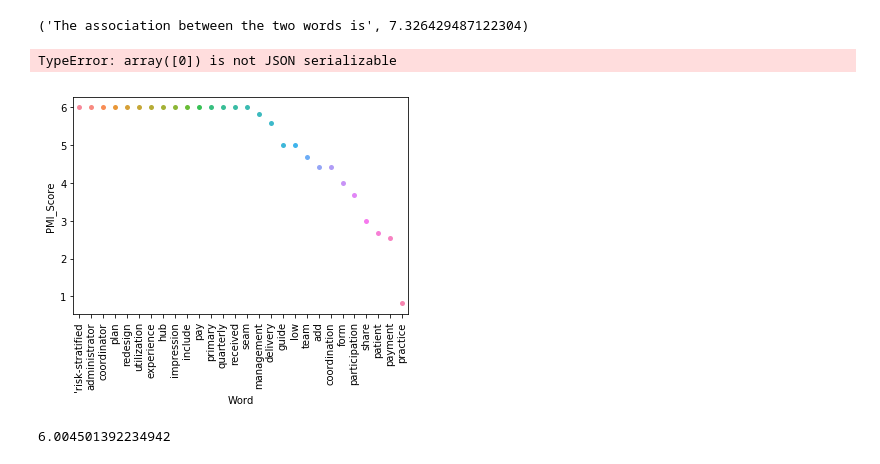
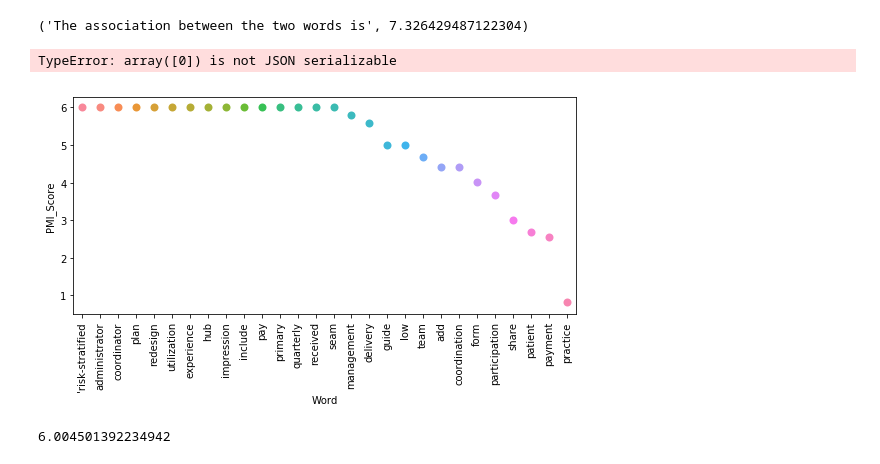
Before and after one commit to mjbrienza/Text-Analytics, a Jupyter notebook: TextAnalysis_1013.ipynb, the cells around one changed output. Cells and saved outputs as stored; diff of their text form; code cells hidden in the pictures.

Commit message:
Adjusted figure size

```diff
--- a/TextAnalysis_1013.ipynb
+++ b/TextAnalysis_1013.ipynb
@@ -415,19 +430,20 @@ def graphing_single_word_finder(word1,word2='',mode='single'):
         score_list.append(graphing_data[i][1][1])
     final_graphing=pd.concat([pd.Series(non_word1_list),pd.Series(score_list)],axis=1)
     final_graphing.columns=['Word','PMI_Score']
-    word_graph=sns.stripplot(x="Word", y="PMI_Score", data=final_graphing)
+    sns.mpl.rc("figure", figsize=(9,4))
+    word_graph=sns.stripplot(x="Word", y="PMI_Score", data=final_graphing, size = 8)
     loc, labels = plt.xticks()
     word_graph.set_xticklabels(labels, rotation=90)
     #tooltip = plugins.PointLabelTooltip(final_graphing, final_graphing['Word'])
     #plugins.connect(word_graph,tooltip)
 # %%
-graphing_single_word_finder('care','','single')
+graphing_single_word_finder('care',mode='single')
 
 
 #so pretty... have to figure out how to clean up the axis/distingish the dots (tooltip not working)
 # %% [output]
 TypeError: array([0]) is not JSON serializable
-[figure, old version]
+[figure, new version]
 # %%
 graphing_data=single_word_finder('care','','single')
 graphing_series=pd.Series(graphing_data)
```
Also changed, not shown: parts of 2 cells of this notebook.
